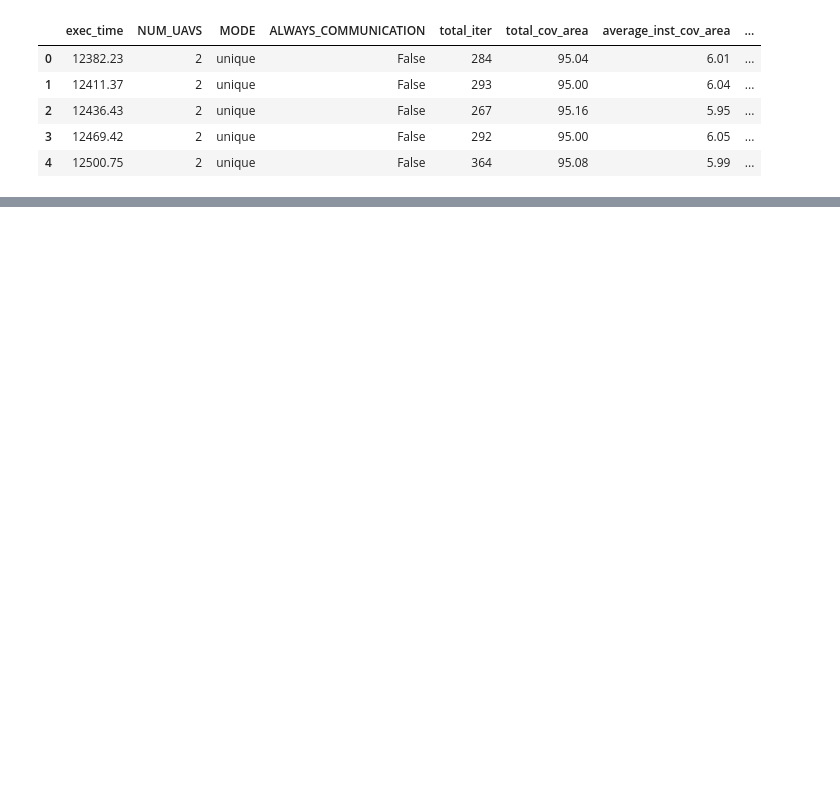
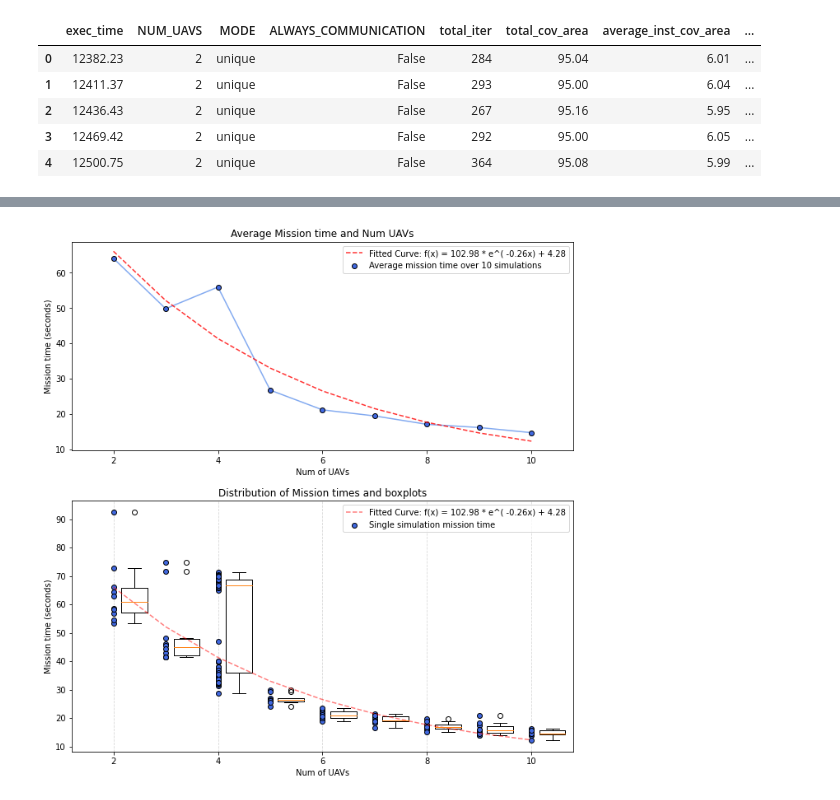
Before and after one commit to miquel-espinosa/anti-flocking, a Jupyter notebook: SIMULATIONS/num-uavs-unique/statistics.ipynb, the cells around one changed output, grey strips where cells are left out. Drawn from its saved outputs; the diff is of its cells as text; code cells hidden in the pictures; blank space fills up the shorter version.

```diff
--- a/SIMULATIONS/num-uavs-unique/statistics.ipynb
+++ b/SIMULATIONS/num-uavs-unique/statistics.ipynb
@@ -119,0 +120,72 @@ plt.show()
+# %%
+from sklearn.preprocessing import PolynomialFeatures
+from sklearn.linear_model import LinearRegression
+from scipy.optimize import curve_fit
+
+fig, axs = plt.subplots(nrows=2, ncols=1, figsize=(10, 10),
+                        gridspec_kw={'height_ratios': [5,6]})
+fig.tight_layout(pad=4.0)
+
+# Mission time plot - averages
+axs[0].set_title("Average Mission time and Num UAVs")
+axs[0].set_xlabel("Num of UAVs")
+axs[0].set_ylabel("Mission time (seconds)")
+axs[0].scatter(average.index, average['mission_time'],
+                  color='royalblue', alpha=1, edgecolor='black', zorder=2,
+                  label='Average mission time over 10 simulations')
+axs[0].plot(average.index, average['mission_time'], color='cornflowerblue', alpha=0.8, zorder=1)
+
+X = list(map(lambda i:[i], average.index))
+y = list(map(lambda i:[i], average['mission_time']))
+min_x = np.min(X)
+max_x = np.max(X)
+diff_x = max_x - min_x
+
+min_y = np.min(y)
+max_y = np.max(y)
+diff_y = max_y - min_y
+
+# poly_X = PolynomialFeatures(degree=2, include_bias=False).fit_transform(X)
+# reg = LinearRegression().fit(poly_X, y)
+# line = np.linspace(min_x - 0.05 * diff_x, max_x + 0.05 * diff_x).reshape(-1, 1)
+# xs = PolynomialFeatures(degree=2, include_bias=False).fit_transform(line)
+# ys = reg.predict(xs)
+# axs[0][0].plot(xs[:,0], ys, color='red', linestyle='--', alpha=0.8,
+#                label="Tendency line (Polynomial Regression 2º degree)")
+
+def func(x, a, b, c):
+    return a * np.exp(-b * x) + c
+
+x = np.array(average.index, dtype=np.float64)
+y = np.array(average['mission_time'], dtype=np.float64)
+popt, pcov = curve_fit(func, x, y)
+axs[0].plot(x, func(x, *popt), color='red', linestyle='--', alpha=0.8,
+               label=str("Fitted Curve: f(x) = "+str(popt[0].round(2))+' * e^('+' -'+str(popt[1].round(2))+
+                         'x) + '+str(popt[2].round(2))))
+
+axs[0].set_xlim(min_x - 0.1 * diff_x, max_x + 0.1 * diff_x)
+axs[0].legend()
+
+# Mission time plot - samples distribution - boxplots
+axs[1].set_title("Distribution of Mission times and boxplots")
+axs[1].set_xlabel("Num of UAVs")
+axs[1].set_ylabel("Mission time (seconds)")
+data = list(df.groupby('NUM_UAVS')['mission_time'].apply(list))
+data.insert(0,[])
+axs[1].boxplot(data, positions=list(np.arange(1.4,11.4,1.0)), manage_ticks=False)
+axs[1].scatter(df['NUM_UAVS'], df['mission_time'], color='royalblue', alpha=1,
+                  edgecolor='black', zorder=2, label="Single simulation mission time")
+axs[1].grid(axis='x', linestyle='--', alpha=0.5)
+# axs[1][0].plot(xs[:,0], ys, color='red', linestyle='--', alpha=0.25,
+#                label="Tendency line (Polynomial Regression 2º degree)")
+axs[1].plot(x, func(x, *popt), color='red', linestyle='--', alpha=0.5,
+               label=str("Fitted Curve: f(x) = "+str(popt[0].round(2))+' * e^('+' -'+str(popt[1].round(2))+
+                         'x) + '+str(popt[2].round(2))))
+axs[1].set_xlim(min_x - 0.1 * diff_x, max_x + 0.1 * diff_x)
+axs[1].legend()
+
+
+plt.savefig('num-uavs-mission-time.png', dpi=300)
+plt.show()
+# %% [output]
+[figure, added]
```
Also changed, not shown: parts of 5 cells of this notebook, 7 other files.
